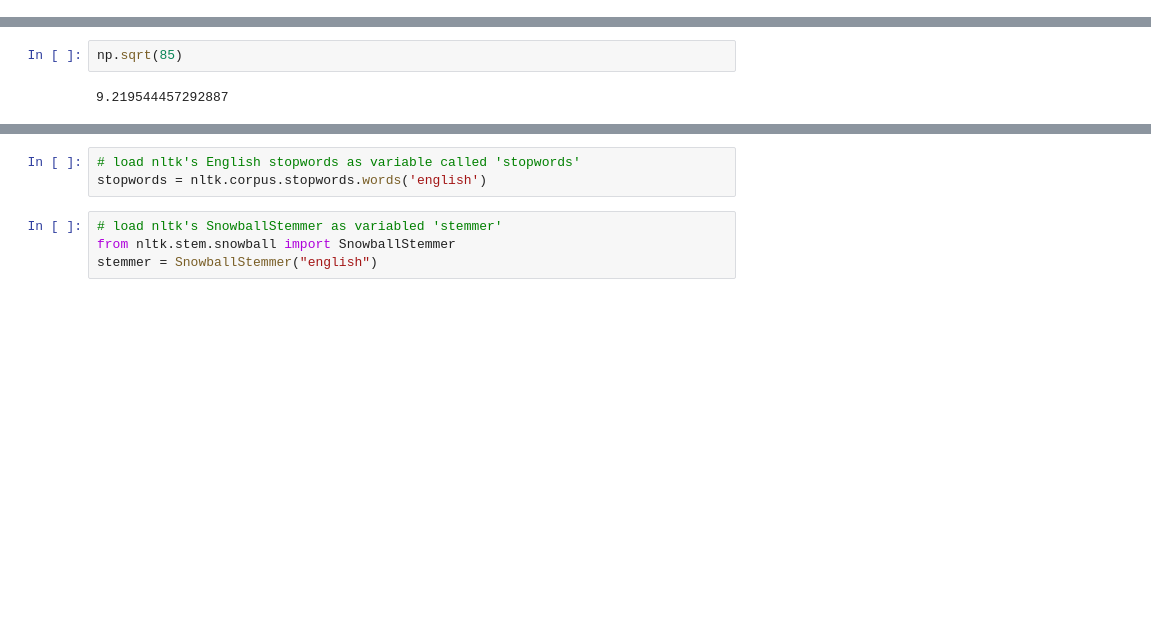
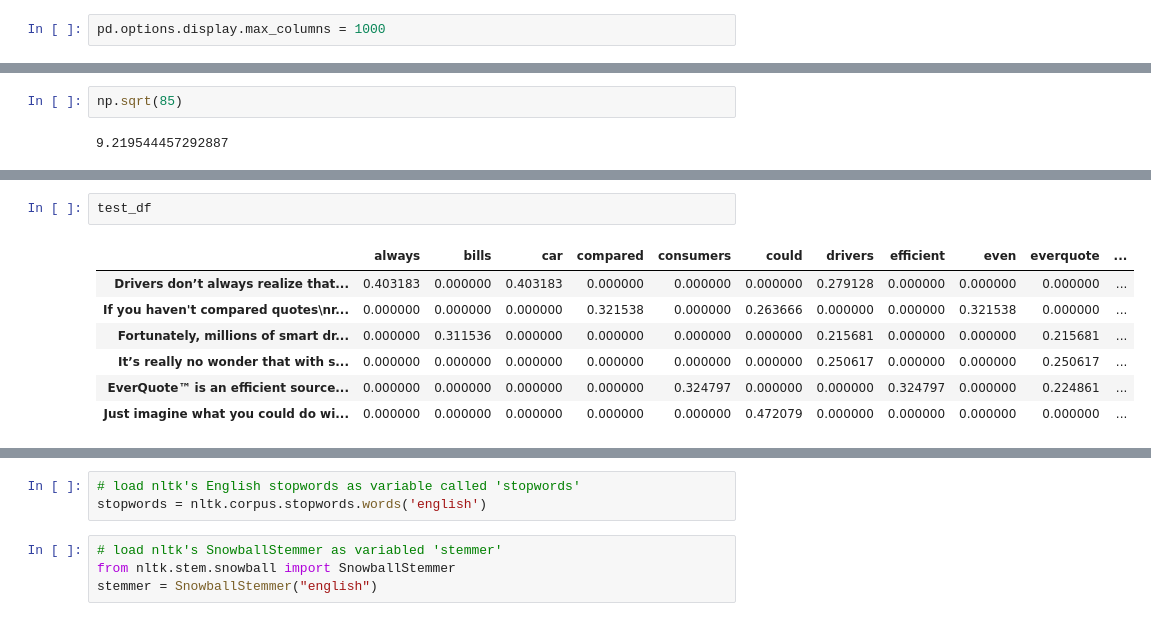
Before and after one commit to AustinKrause/nyt-article-summarizer, a Jupyter notebook: Summary_Clustering.ipynb, the cells around one changed output, grey strips where cells are left out. Drawn from its saved outputs; the diff is of its cells as text; blank space fills up the shorter version.

```diff
--- a/Summary_Clustering.ipynb
+++ b/Summary_Clustering.ipynb
@@ -20,0 +23,2 @@ True
+# %%
+pd.options.display.max_columns = 1000
@@ -153,0 +179,10 @@ Iran," Zarif said. "The only solution for reducing tensions in this region is st
+# %%
+test_df
+# %% [output]
+|  | always | bills | car | compared | consumers | could | drivers | efficient | even | everquote | ... |
+| Drivers don’t always realize that... | 0.403183 | 0.000000 | 0.403183 | 0.000000 | 0.000000 | 0.000000 | 0.279128 | 0.000000 | 0.000000 | 0.000000 | ... |
+| If you haven't compared quotes\nr... | 0.000000 | 0.000000 | 0.000000 | 0.321538 | 0.000000 | 0.263666 | 0.000000 | 0.000000 | 0.321538 | 0.000000 | ... |
+| Fortunately, millions of smart dr... | 0.000000 | 0.311536 | 0.000000 | 0.000000 | 0.000000 | 0.000000 | 0.215681 | 0.000000 | 0.000000 | 0.215681 | ... |
+| It’s really no wonder that with s... | 0.000000 | 0.000000 | 0.000000 | 0.000000 | 0.000000 | 0.000000 | 0.250617 | 0.000000 | 0.000000 | 0.250617 | ... |
+| EverQuote™ is an efficient source... | 0.000000 | 0.000000 | 0.000000 | 0.000000 | 0.324797 | 0.000000 | 0.000000 | 0.324797 | 0.000000 | 0.224861 | ... |
+| Just imagine what you could do wi... | 0.000000 | 0.000000 | 0.000000 | 0.000000 | 0.000000 | 0.472079 | 0.000000 | 0.000000 | 0.000000 | 0.000000 | ... |
```
Also changed, not shown: parts of 16 cells of this notebook, 2 other files.
